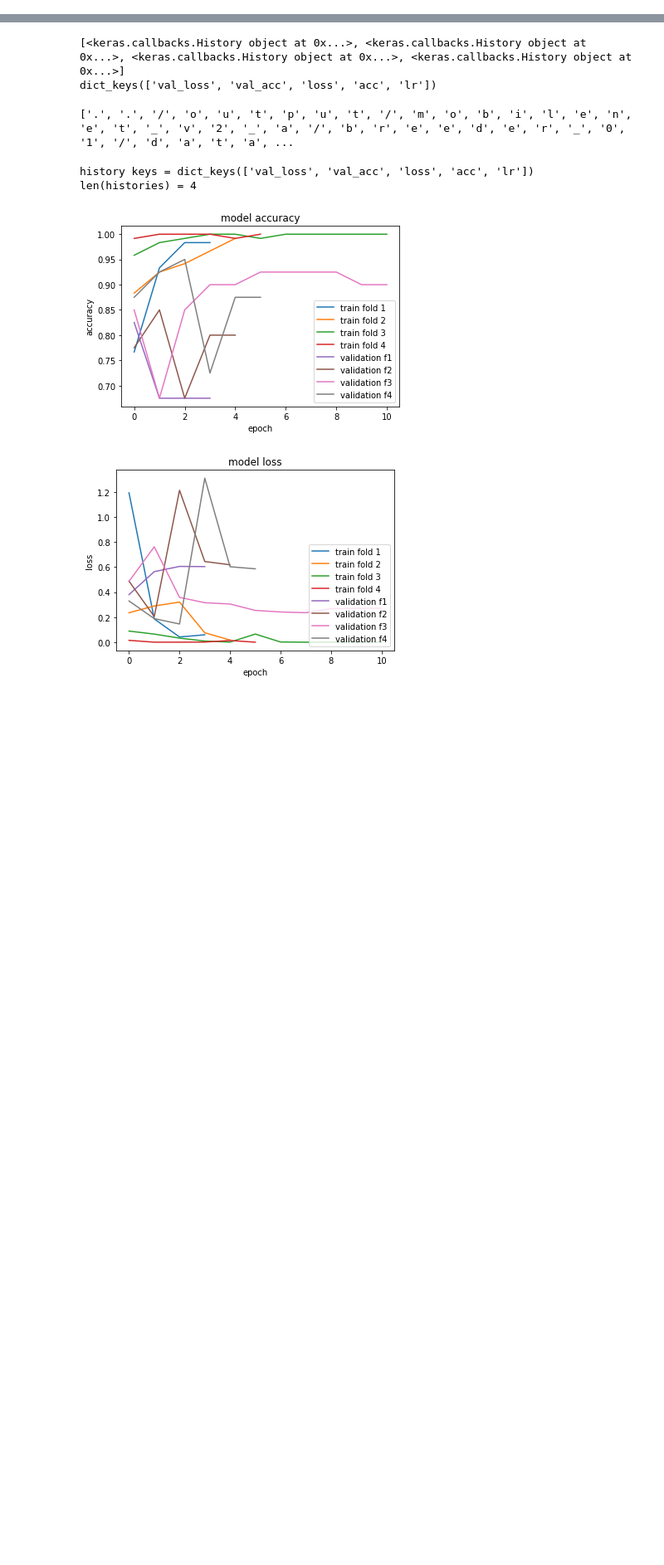
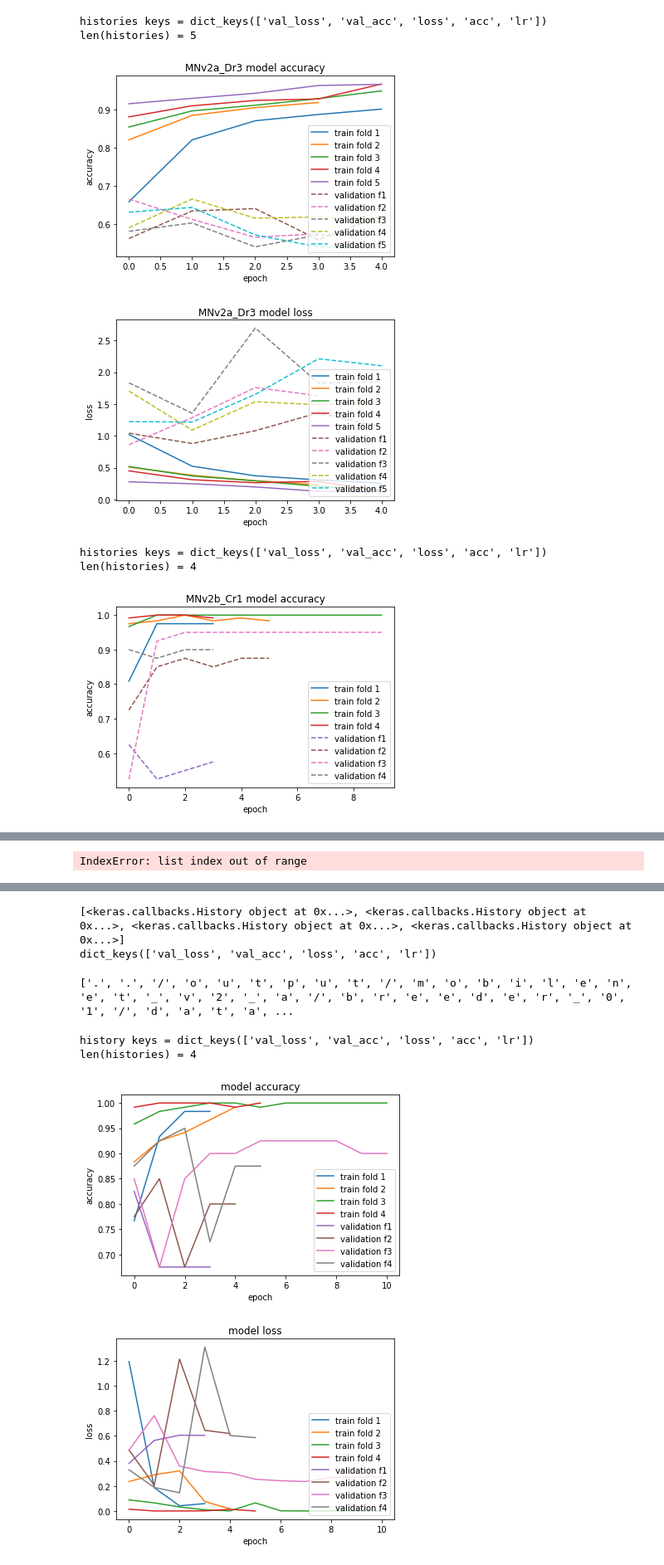
Before and after one commit to oneforawe/ai-vision-for-endoscopy, a Jupyter notebook: explain/demonstrations/AnalyzingResults.ipynb, the cells around one changed output, grey strips where cells are left out. Shown at 83% size. Saved outputs shown, nothing was run; the diff lists cells and outputs as text; code cells hidden in the pictures; blank space fills up the shorter version.

```diff
--- a/explain/demonstrations/AnalyzingResults.ipynb
+++ b/explain/demonstrations/AnalyzingResults.ipynb
@@ -28,0 +99,11 @@ from sklearn.utils import shuffle
+# %%
+for i in range(6):
+    make_a_plot(i+2)
+# %% [output]
+histories keys = dict_keys(['val_loss', 'val_acc', 'loss', 'acc', 'lr'])
+len(histories) = 5
+[figure, added]
+[figure, added]
+histories keys = dict_keys(['val_loss', 'val_acc', 'loss', 'acc', 'lr'])
+len(histories) = 4
+[figure, added]
@@ -28,0 +111 @@ from sklearn.utils import shuffle
+IndexError: list index out of range
```
Also changed, not shown: parts of 11 cells of this notebook.
